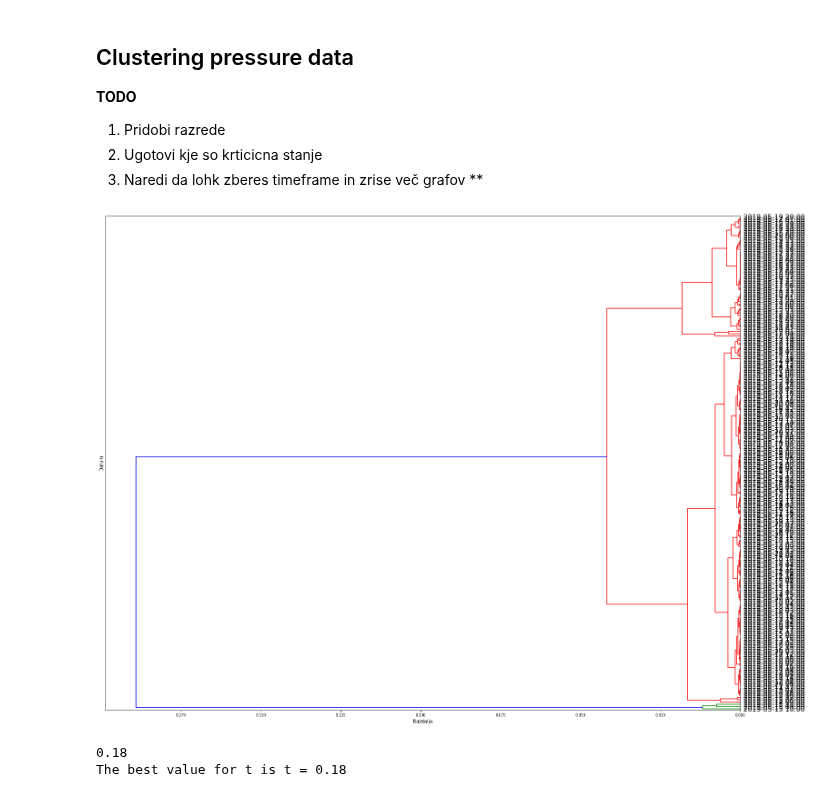
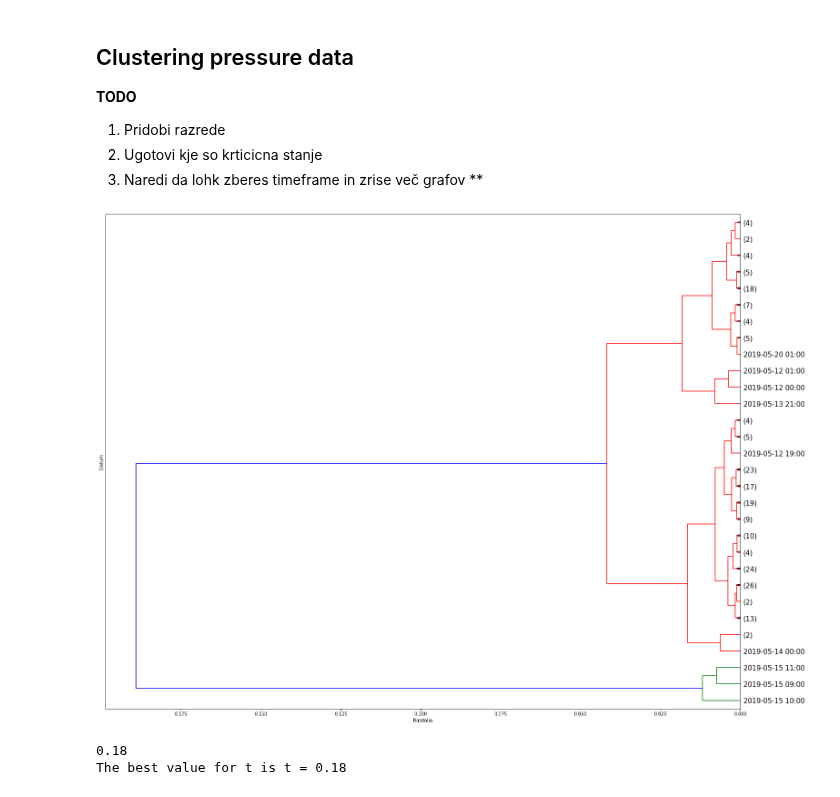
Before and after one commit to Zan-23/IJS_water_loss, a Jupyter notebook: notebooks/Clustering.ipynb, the cells around one changed output. Saved outputs shown, nothing was run; the diff lists cells and outputs as text; code cells hidden in the pictures.

```diff
--- a/notebooks/Clustering.ipynb
+++ b/notebooks/Clustering.ipynb
@@ -92,12 +92,16 @@ matrix_X_all = matrix_all[:, 3:]             # try different variations of clust
 # %%
 L = sch.linkage(matrix_X, method="average", metric="cityblock")
 plt.figure(figsize=(25, 20))
-D      = sch.dendrogram(L, leaf_font_size=15, labels=matrix[:, 0], orientation="left")
+D      = sch.dendrogram(L, leaf_font_size=15, labels=matrix[:, 0], orientation="left",
+                        show_contracted=True,
+                        truncate_mode='lastp',  # last p merged clusters
+                        p=30                    # show only the last p merged clusters
+                       )
 plt.xlabel("Razdalja")
 plt.ylabel("Datum")
 plt.show()
 # %% [output]
-[figure, old version]
+[figure, new version]
 # %%
 # finding the best t depending on silhuete score (best value 1, worst -1)
 max_silhuete = [-1, 0]
```
Also changed, not shown: parts of 8 cells of this notebook, 1 other file.
